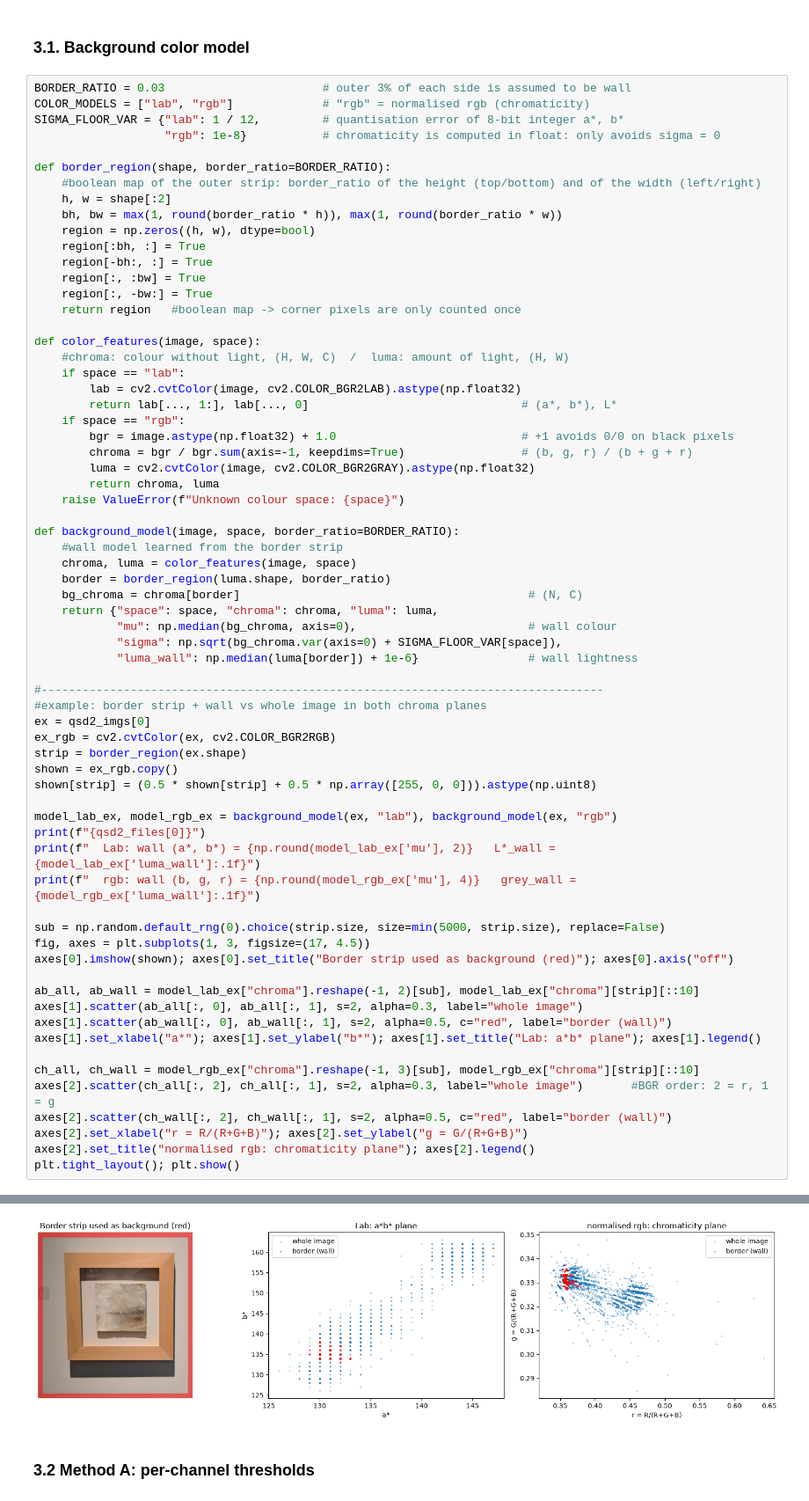
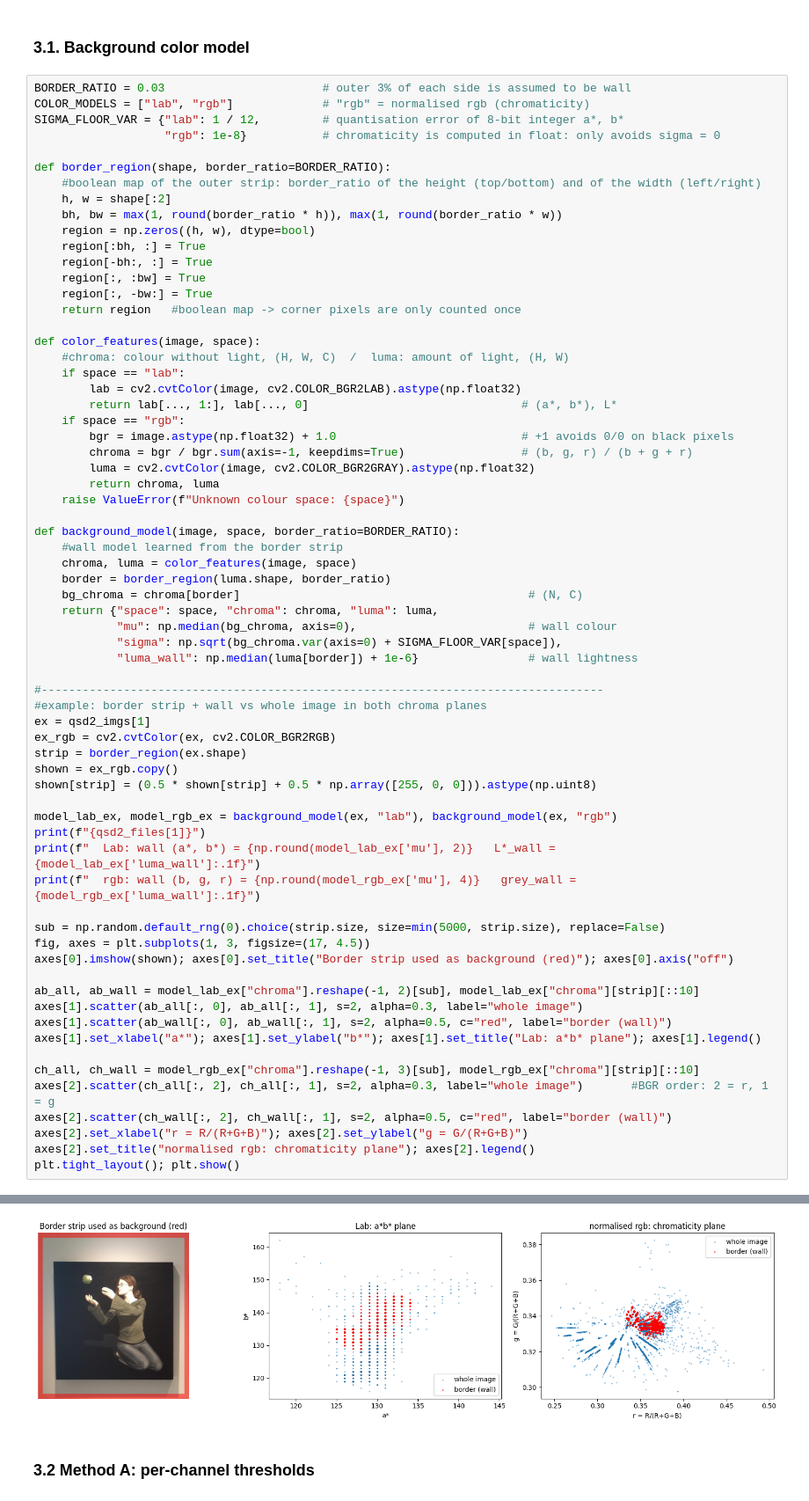
Before and after one commit to MCV-2026-C1-Project/Team-2, a Jupyter notebook: C1_week2.ipynb, the cells around one changed output, grey strips where cells are left out. Shown at 88% size. Saved outputs shown, nothing was run; the diff lists cells and outputs as text.

```diff
--- a/C1_week2.ipynb
+++ b/C1_week2.ipynb
@@ -691,14 +689,14 @@ def background_model(image, space, border_ratio=BORDER_RATIO):
 
 #----------------------------------------------------------------------------------
 #example: border strip + wall vs whole image in both chroma planes
-ex = qsd2_imgs[0]
+ex = qsd2_imgs[1]
 ex_rgb = cv2.cvtColor(ex, cv2.COLOR_BGR2RGB)
 strip = border_region(ex.shape)
 shown = ex_rgb.copy()
 shown[strip] = (0.5 * shown[strip] + 0.5 * np.array([255, 0, 0])).astype(np.uint8)
 
 model_lab_ex, model_rgb_ex = background_model(ex, "lab"), background_model(ex, "rgb")
-print(f"{qsd2_files[0]}")
+print(f"{qsd2_files[1]}")
 print(f"  Lab: wall (a*, b*) = {np.round(model_lab_ex['mu'], 2)}   L*_wall = {model_lab_ex['luma_wall']:.1f}")
 print(f"  rgb: wall (b, g, r) = {np.round(model_rgb_ex['mu'], 4)}   grey_wall = {model_rgb_ex['luma_wall']:.1f}")
 
@@ -724,4 +722,4 @@ plt.tight_layout(); plt.show()
-[figure, old version]
+[figure, new version]
 # %% [markdown]
 ### 3.2 Method A: per-channel thresholds
 # %%
```
Also changed, not shown: parts of 7 cells of this notebook.
